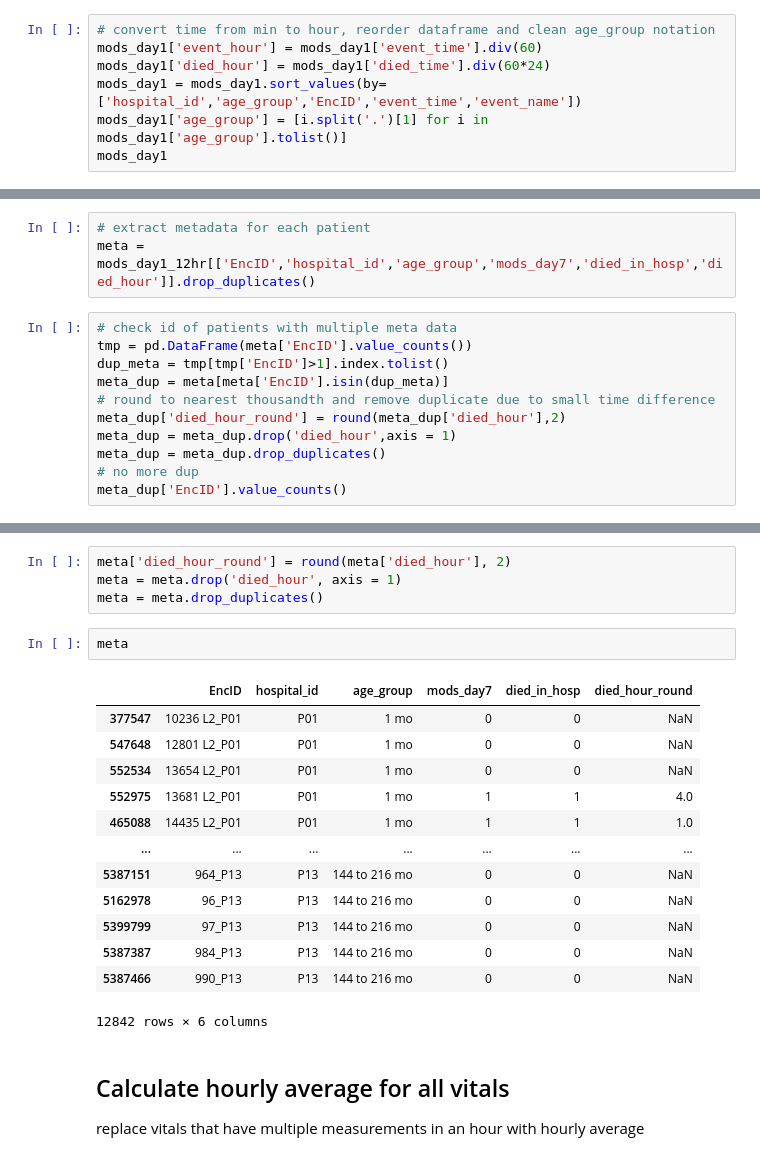
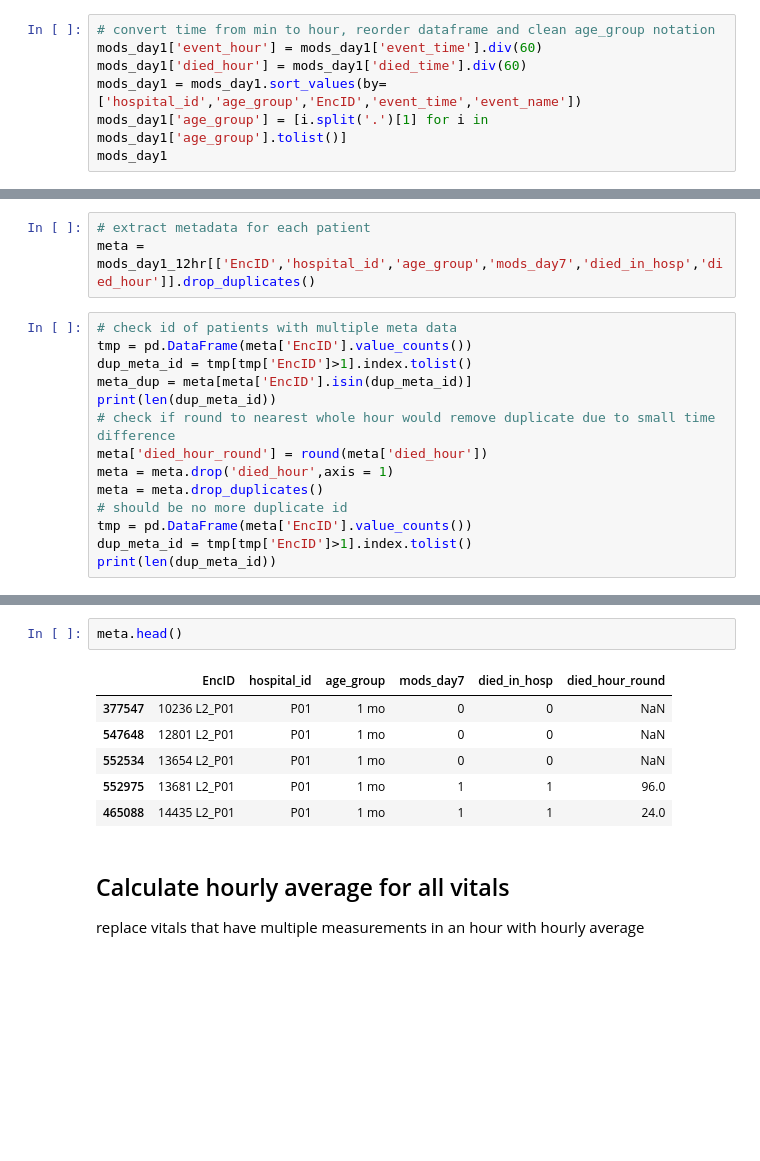
Before and after one commit to dyyjenny/Pediatric-Sepsis-Subtyping, a Jupyter notebook: data_cleaning.ipynb, the cells around one changed output, grey strips where cells are left out. Drawn from its saved outputs; the diff is of its cells as text; blank space fills up the shorter version.

Commit message:
updated death hour derivation
corrected death hour imputation and replaced death time of patients who have events past death with last event time

```diff
--- a/data_cleaning.ipynb
+++ b/data_cleaning.ipynb
@@ -13,7 +13,7 @@ mods_day1 = all_sp[all_sp['mods_day1']==1].drop('mods_day1',axis = 1)
 # %%
 # convert time from min to hour, reorder dataframe and clean age_group notation
 mods_day1['event_hour'] = mods_day1['event_time'].div(60)
-mods_day1['died_hour'] = mods_day1['died_time'].div(60*24)
+mods_day1['died_hour'] = mods_day1['died_time'].div(60)
 mods_day1 = mods_day1.sort_values(by=['hospital_id','age_group','EncID','event_time','event_name'])
 mods_day1['age_group'] = [i.split('.')[1] for i in mods_day1['age_group'].tolist()]
 mods_day1
@@ -188,12 +196,15 @@ meta = mods_day1_12hr[['EncID','hospital_id','age_group','mods_day7','died_in_ho
 # %%
 # check id of patients with multiple meta data
 tmp = pd.DataFrame(meta['EncID'].value_counts())
-dup_meta = tmp[tmp['EncID']>1].index.tolist()
-meta_dup = meta[meta['EncID'].isin(dup_meta)]
-# round to nearest thousandth and remove duplicate due to small time difference
-meta_dup['died_hour_round'] = round(meta_dup['died_hour'],2)
-meta_dup = meta_dup.drop('died_hour',axis = 1)
-meta_dup = meta_dup.drop_duplicates()
-# no more dup
-meta_dup['EncID'].value_counts()
+dup_meta_id = tmp[tmp['EncID']>1].index.tolist()
+meta_dup = meta[meta['EncID'].isin(dup_meta_id)]
+print(len(dup_meta_id))
+# check if round to nearest whole hour would remove duplicate due to small time difference
+meta['died_hour_round'] = round(meta['died_hour'])
+meta = meta.drop('died_hour',axis = 1)
+meta = meta.drop_duplicates()
+# should be no more duplicate id
+tmp = pd.DataFrame(meta['EncID'].value_counts())
+dup_meta_id = tmp[tmp['EncID']>1].index.tolist()
+print(len(dup_meta_id))
 # %% [output]
@@ -217,23 +213,12 @@ Name: EncID, Length: 65, dtype: int64
-# %%
-meta['died_hour_round'] = round(meta['died_hour'], 2)
-meta = meta.drop('died_hour', axis = 1)
-meta = meta.drop_duplicates()
 # %%
-meta
+meta.head()
 # %% [output]
 |  | EncID | hospital_id | age_group | mods_day7 | died_in_hosp | died_hour_round |
 | 377547 | 10236 L2_P01 | P01 | 1 mo | 0 | 0 | NaN |
 | 547648 | 12801 L2_P01 | P01 | 1 mo | 0 | 0 | NaN |
 | 552534 | 13654 L2_P01 | P01 | 1 mo | 0 | 0 | NaN |
-| 552975 | 13681 L2_P01 | P01 | 1 mo | 1 | 1 | 4.0 |
-| 465088 | 14435 L2_P01 | P01 | 1 mo | 1 | 1 | 1.0 |
-| ... | ... | ... | ... | ... | ... | ... |
-| 5387151 | 964_P13 | P13 | 144 to 216 mo | 0 | 0 | NaN |
-| 5162978 | 96_P13 | P13 | 144 to 216 mo | 0 | 0 | NaN |
-| 5399799 | 97_P13 | P13 | 144 to 216 mo | 0 | 0 | NaN |
-| 5387387 | 984_P13 | P13 | 144 to 216 mo | 0 | 0 | NaN |
-| 5387466 | 990_P13 | P13 | 144 to 216 mo | 0 | 0 | NaN |
+| 552975 | 13681 L2_P01 | P01 | 1 mo | 1 | 1 | 96.0 |
+| 465088 | 14435 L2_P01 | P01 | 1 mo | 1 | 1 | 24.0 |
-12842 rows × 6 columns
 # %% [markdown]
 ## Calculate hourly average for all vitals
 replace vitals that have multiple measurements in an hour with hourly average
```
Also changed, not shown: parts of 38 cells of this notebook, 2 other files.
